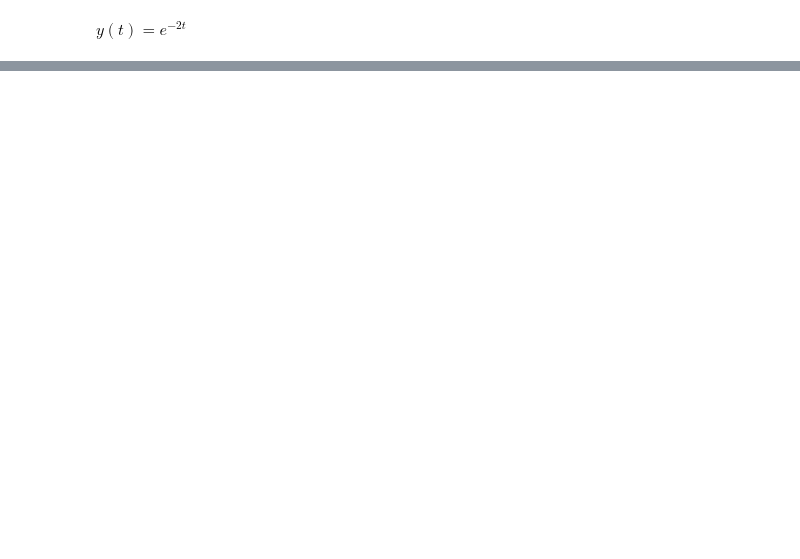
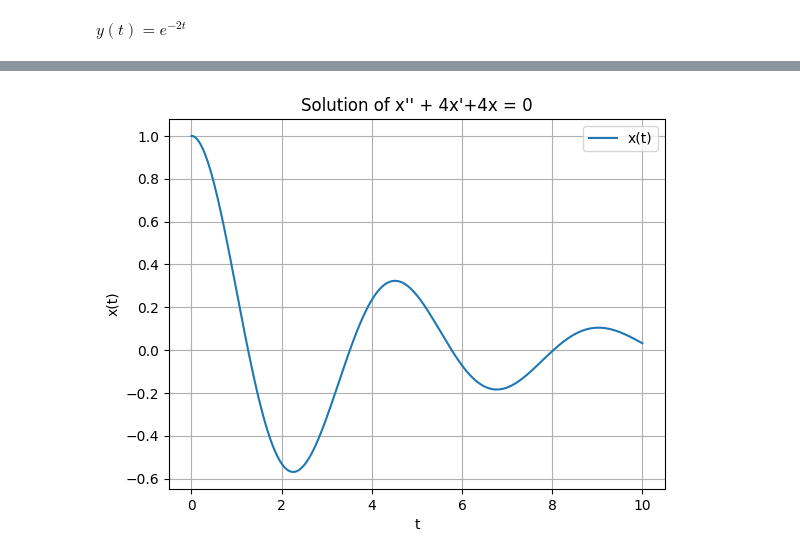
Before and after one commit to vasudev006/S2Codebase, a Jupyter notebook: Experiment_No_8.ipynb, the cells around one changed output, grey strips where cells are left out. Cells and saved outputs as stored; diff of their text form; code cells hidden in the pictures; blank space fills up the shorter version.

```diff
--- a/Experiment_No_8.ipynb
+++ b/Experiment_No_8.ipynb
@@ -59,0 +78,12 @@ plt.show
+# %%
+#APPLY INTIAL CONDITIONS
+c1,c2, = sp.symbols('C1 C2')
+x_0=sol.rhs.subs({t:0})
+eqn1=sp.Eq(x_0,1)
+x_prime= sol.rhs.diff(t)
+x_prime0=x_prime.subs({t:0})
+eqn2=sp.Eq(x_prime0,0)
+solution=sp.solve((eqn1,eqn2),(c1,c2))
+particular_sol = sol.rhs.subs(solution)
+particular_solution =sp.Eq(x,particular_sol)
+particular_solution
@@ -59,0 +92,20 @@ plt.show
+# %%
+#convert sympy solution toa numerical function
+f = sp.lambdify(t, particular_sol, 'numpy')
+
+#time range for plotting
+t_vals = np.linspace(0,10,400)
+
+#calculate numerical calculation
+x_vals = f(t_vals)
+
+#plot the solution
+plt.plot(t_vals,x_vals, label='x(t)')
+plt.xlabel('t')
+plt.ylabel('x(t)')
+plt.title('Solution of x\'\' + 4x\'+4x = 0')
+plt.legend()
+plt.grid(True)
+plt.show()
+# %% [output]
+[figure, added]
```
Also changed, not shown: parts of 7 cells of this notebook.
